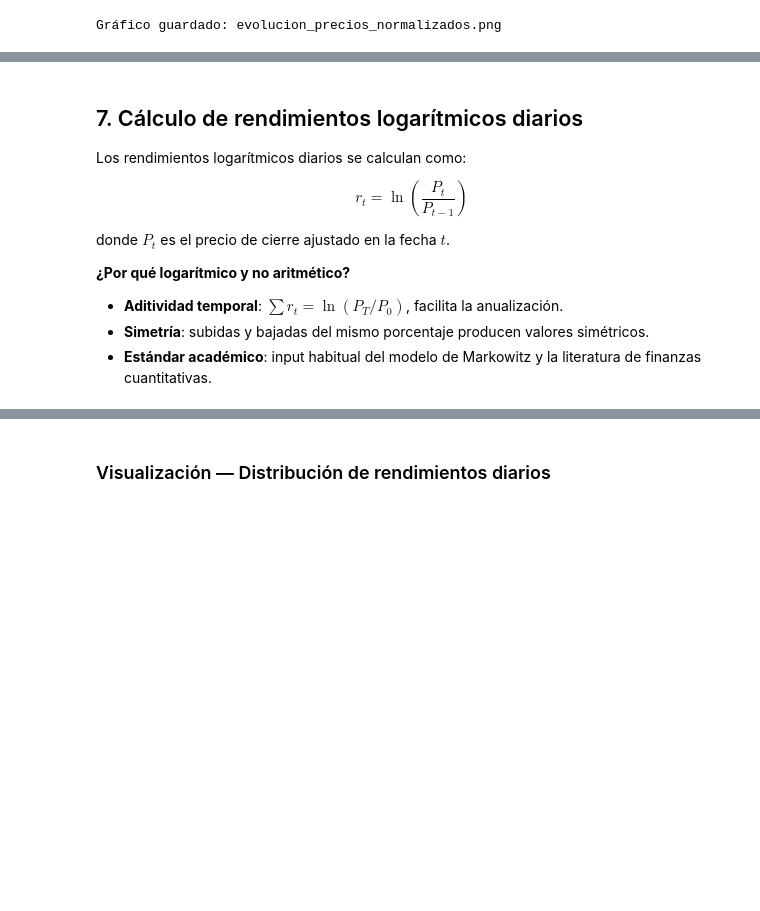
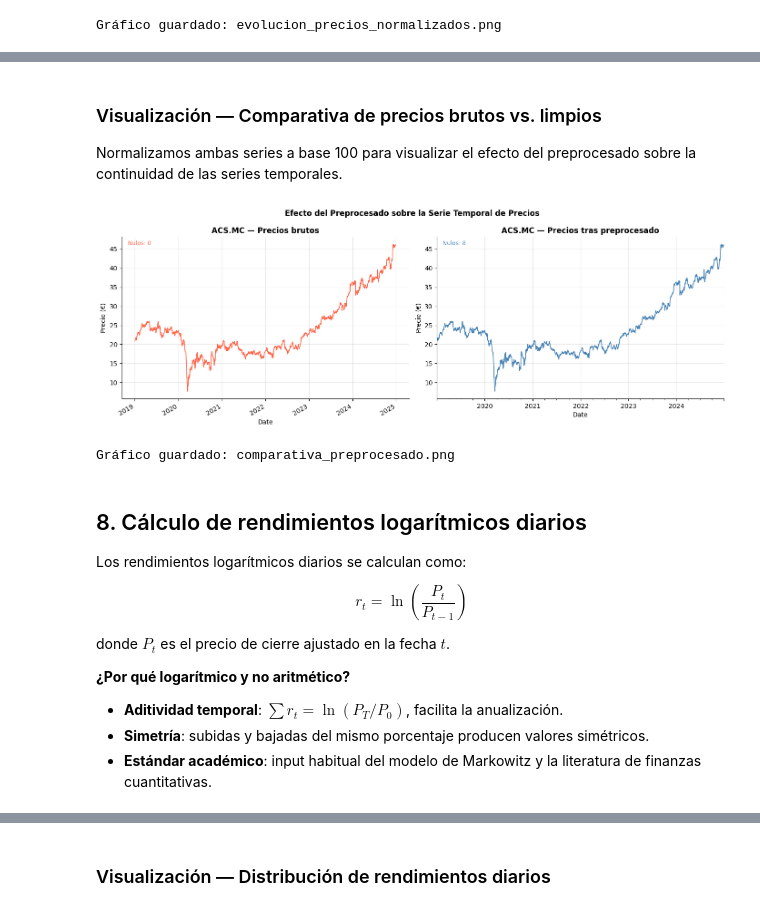
Before and after one commit to pentum-s/TFG-ATHENA, a Jupyter notebook: notebooks/data_acquisition.ipynb, the cells around one changed output, grey strips where cells are left out. Drawn from its saved outputs; the diff is of its cells as text; code cells hidden in the pictures; blank space fills up the shorter version.

```diff
--- a/notebooks/data_acquisition.ipynb
+++ b/notebooks/data_acquisition.ipynb
@@ -412,10 +380,11 @@ TICKERS = [
 
 START_DATE = '2019-01-01'
 END_DATE   = '2024-12-31'
-CACHE_DIR  = Path('data/cache')
+data = 'data/cache'
+CACHE_DIR  = Path(data)
 
 print(f'Activos seleccionados : {TICKERS}')
-print(f'Período               : {START_DATE} → {END_DATE}')
+print(f'Período               : {START_DATE} -> {END_DATE}')
 print(f'Directorio de caché   : {CACHE_DIR}')
 # %% [output]
 Activos seleccionados : ['SAN.MC', 'BBVA.MC', 'TEF.MC', 'ITX.MC', 'IBE.MC', 'REP.MC', 'ACS.MC', 'FER.MC']
@@ -544,5 +575,41 @@ Gráfico guardado: evolucion_precios_normalizados.png
+# %% [markdown]
+### Visualización — Comparativa de precios brutos vs. limpios
+
+Normalizamos ambas series a base 100 para visualizar el efecto del preprocesado
+sobre la continuidad de las series temporales.
+# %%
+# Seleccionar un activo para comparar visualmente
+activo_ref = prices_clean.columns[0]   # primer activo disponible
+
+fig, axes = plt.subplots(1, 2, figsize=(14, 5))
+
+# Panel izquierdo: precios brutos
+prices_raw[activo_ref].plot(ax=axes[0], color='tomato', linewidth=1.2)
+axes[0].set_title(f'{activo_ref} — Precios brutos', fontweight='bold')
+axes[0].set_ylabel('Precio (€)')
+nulos = prices_raw[activo_ref].isna().sum()
+axes[0].annotate(f'Nulos: {nulos}', xy=(0.02, 0.95),
+                 xycoords='axes fraction', fontsize=9, color='tomato')
+
+# Panel derecho: precios limpios
+prices_clean[activo_ref].plot(ax=axes[1], color='steelblue', linewidth=1.2)
+axes[1].set_title(f'{activo_ref} — Precios tras preprocesado', fontweight='bold')
+axes[1].set_ylabel('Precio (€)')
+nulos_clean = prices_clean[activo_ref].isna().sum()
+axes[1].annotate(f'Nulos: {nulos_clean}', xy=(0.02, 0.95),
+                 xycoords='axes fraction', fontsize=9, color='steelblue')
+
+plt.suptitle('Efecto del Preprocesado sobre la Serie Temporal de Precios',
+             fontsize=12, fontweight='bold')
+plt.tight_layout()
+plt.savefig('comparativa_preprocesado.png', dpi=150, bbox_inches='tight')
+plt.show()
+print('Gráfico guardado: comparativa_preprocesado.png')
+# %% [output]
+[figure, added]
+Gráfico guardado: comparativa_preprocesado.png
 # %% [markdown]
-## 7. Cálculo de rendimientos logarítmicos diarios
+## 8. Cálculo de rendimientos logarítmicos diarios
 
 Los rendimientos logarítmicos diarios se calculan como:
 
```
Also changed, not shown: parts of 18 cells of this notebook, 22 other files.
